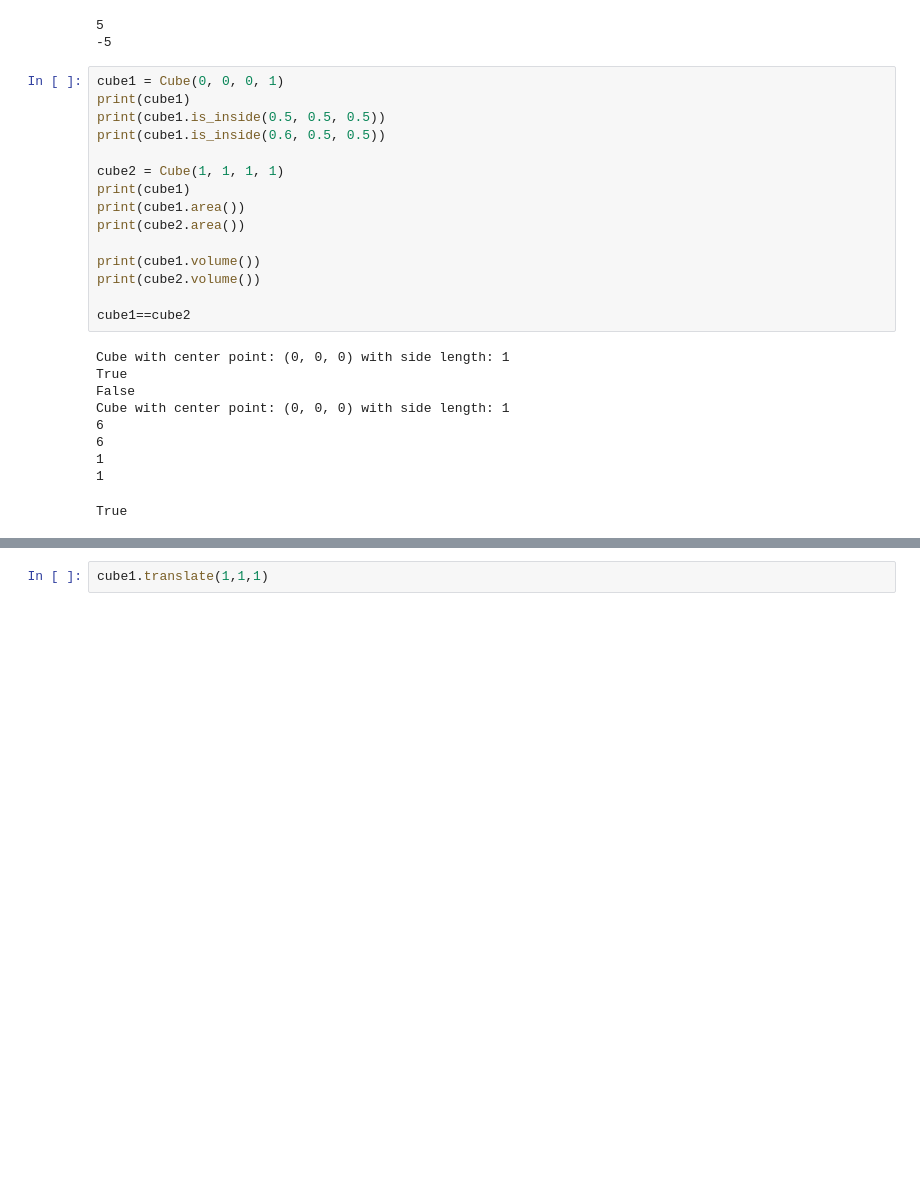
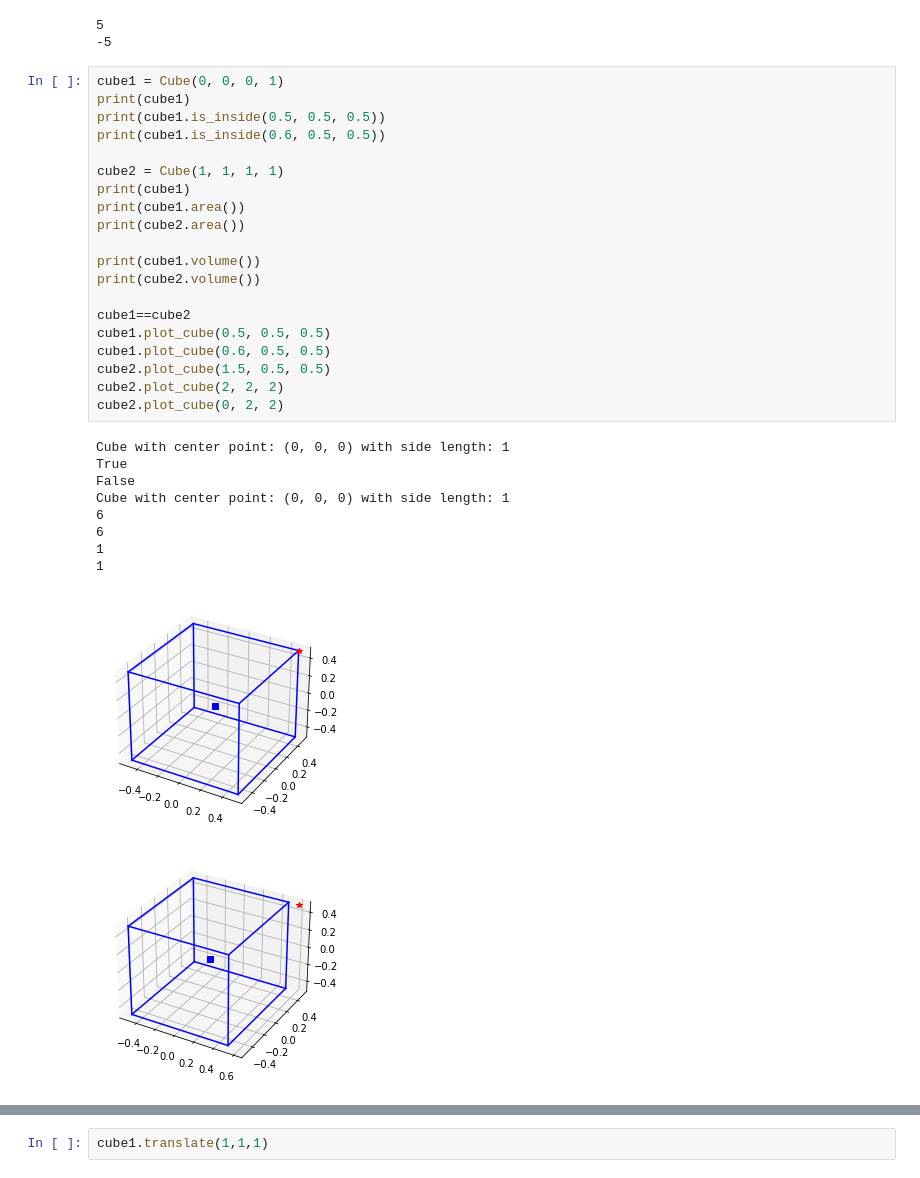
Before and after one commit to yuna-liu/python-programming-Yuna-Liu, a Jupyter notebook: Labs/Lab3.geometry-OOP/testing-manual.ipynb, the cells around one changed output, grey strips where cells are left out. Cells and saved outputs as stored; diff of their text form; blank space fills up the shorter version.

Commit message:
modify plot method

```diff
--- a/Labs/Lab3.geometry-OOP/testing-manual.ipynb
+++ b/Labs/Lab3.geometry-OOP/testing-manual.ipynb
@@ -128,25 +128,31 @@ print(rektangel.y)
 # %%
 cube1 = Cube(0, 0, 0, 1)
 print(cube1)
 print(cube1.is_inside(0.5, 0.5, 0.5))
 print(cube1.is_inside(0.6, 0.5, 0.5))
 
 cube2 = Cube(1, 1, 1, 1)
 print(cube1)
 print(cube1.area())
 print(cube2.area())
 
 print(cube1.volume())
 print(cube2.volume())
 
 cube1==cube2
+cube1.plot_cube(0.5, 0.5, 0.5)
+cube1.plot_cube(0.6, 0.5, 0.5)
+cube2.plot_cube(1.5, 0.5, 0.5)
+cube2.plot_cube(2, 2, 2)
+cube2.plot_cube(0, 2, 2)
 # %% [output]
 Cube with center point: (0, 0, 0) with side length: 1
 True
 False
 Cube with center point: (0, 0, 0) with side length: 1
 6
 6
 1
 1
-True
+[figure, added]
+[figure, added]
```
Also changed, not shown: parts of 2 cells of this notebook, 3 other files.
